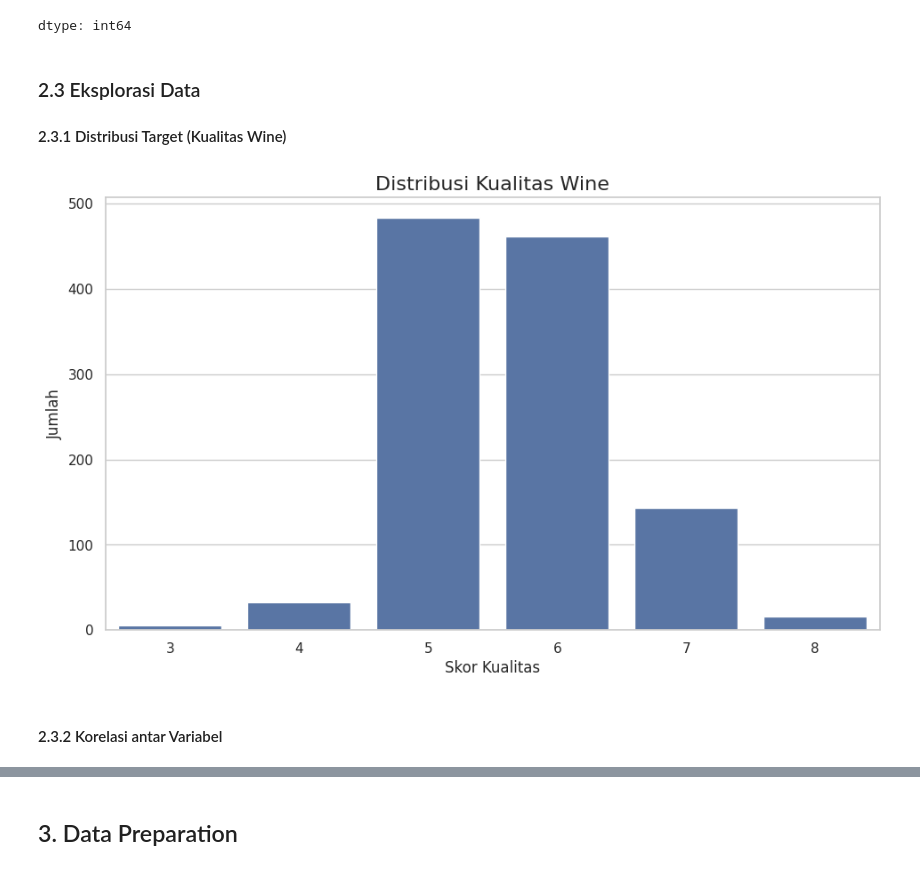
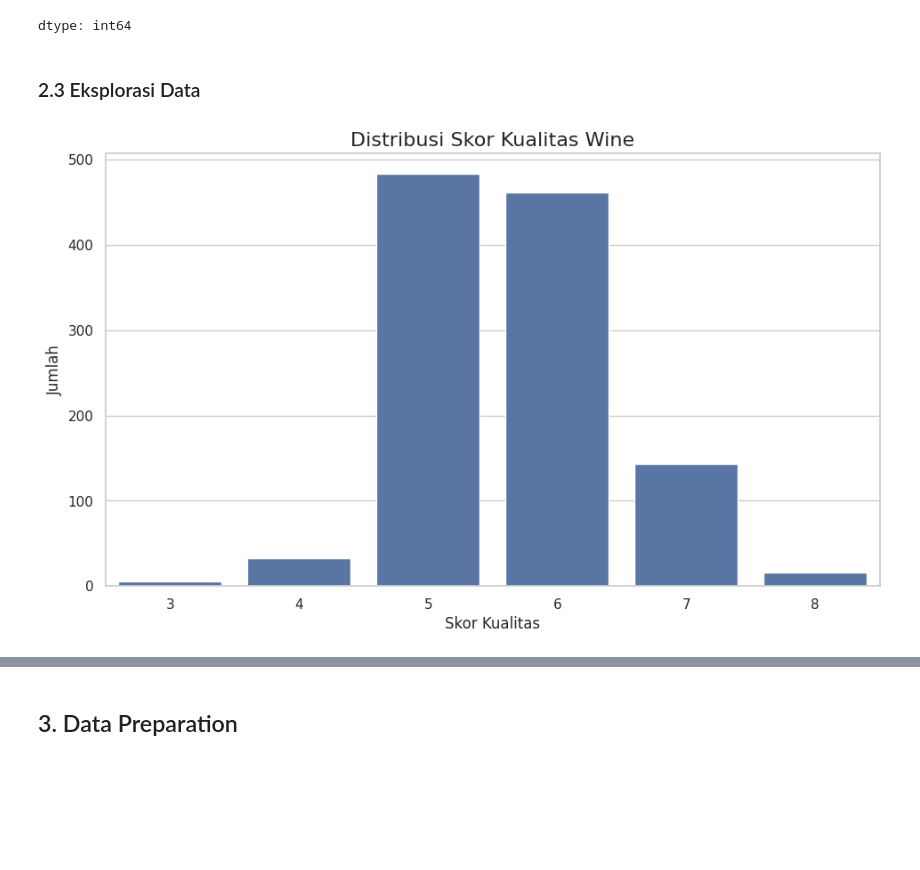
Before and after one commit to zidanmubarak/wine-quality-prediction, a Jupyter notebook: Wine_Quality_Prediction.ipynb, the cells around one changed output, grey strips where cells are left out. Cells and saved outputs as stored; diff of their text form; code cells hidden in the pictures; blank space fills up the shorter version.

```diff
--- a/Wine_Quality_Prediction.ipynb
+++ b/Wine_Quality_Prediction.ipynb
@@ -123,18 +116,14 @@ Jumlah missing values per kolom:
 dtype: int64
 # %% [markdown]
 ### 2.3 Eksplorasi Data
-
-#### 2.3.1 Distribusi Target (Kualitas Wine)
 # %%
 # Distribusi kualitas wine
 plt.figure(figsize=(10, 6))
 sns.countplot(x='quality', data=df)
-plt.title('Distribusi Kualitas Wine', fontsize=16)
+plt.title('Distribusi Skor Kualitas Wine', fontsize=16)
 plt.xlabel('Skor Kualitas', fontsize=12)
 plt.ylabel('Jumlah', fontsize=12)
 plt.savefig('images/quality_distribution.png', bbox_inches='tight')
 plt.show()
 # %% [output]
-[figure, old version]
+[figure, new version]
-# %% [markdown]
-#### 2.3.2 Korelasi antar Variabel
```
Also changed, not shown: parts of 48 cells of this notebook, 19 other files.
